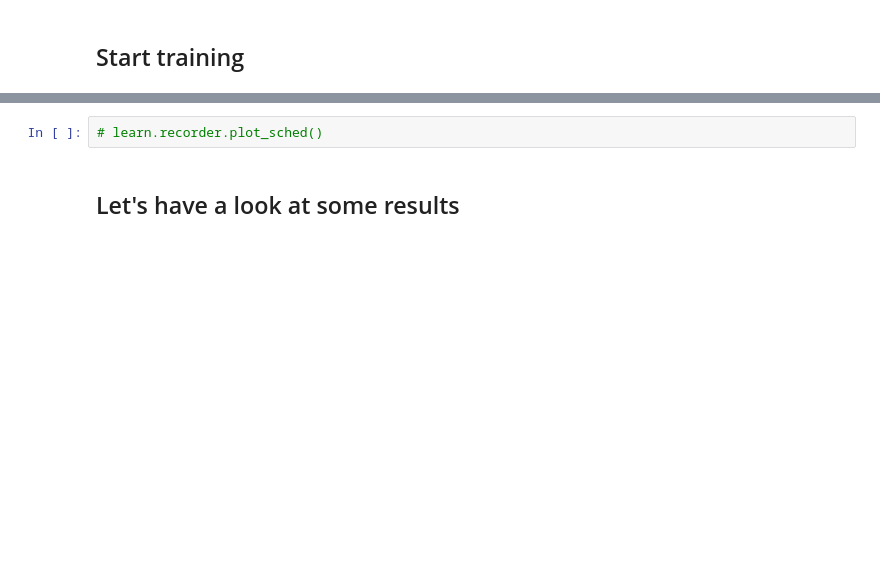
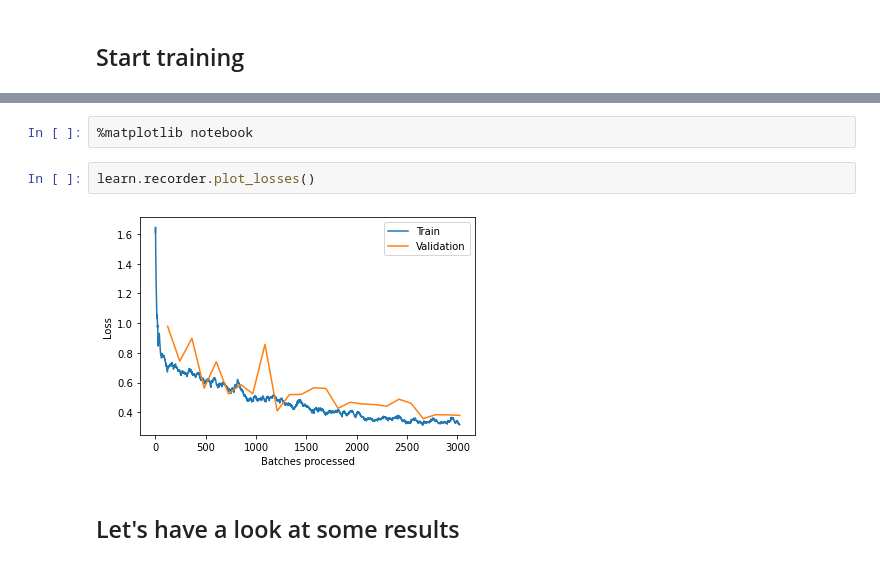
Before and after one commit to llloretta/CanineMammaryTumorGrading, a Jupyter notebook: segmentation/segmentation_training.ipynb, the cells around one changed output, grey strips where cells are left out. Drawn from its saved outputs; the diff is of its cells as text; blank space fills up the shorter version.

```diff
--- a/segmentation/segmentation_training.ipynb
+++ b/segmentation/segmentation_training.ipynb
@@ -145,5 +189,9 @@ Better model found at epoch 7 with iou value: 0.17060561080118905.
-# %%
-# learn.recorder.plot_sched()
+# %%
+%matplotlib notebook
+# %%
+learn.recorder.plot_losses()
+# %% [output]
+[figure, added]
 # %% [markdown]
 ## Let's have a look at some results
 # %%
```
Also changed, not shown: parts of 19 cells of this notebook, 6 other files.
